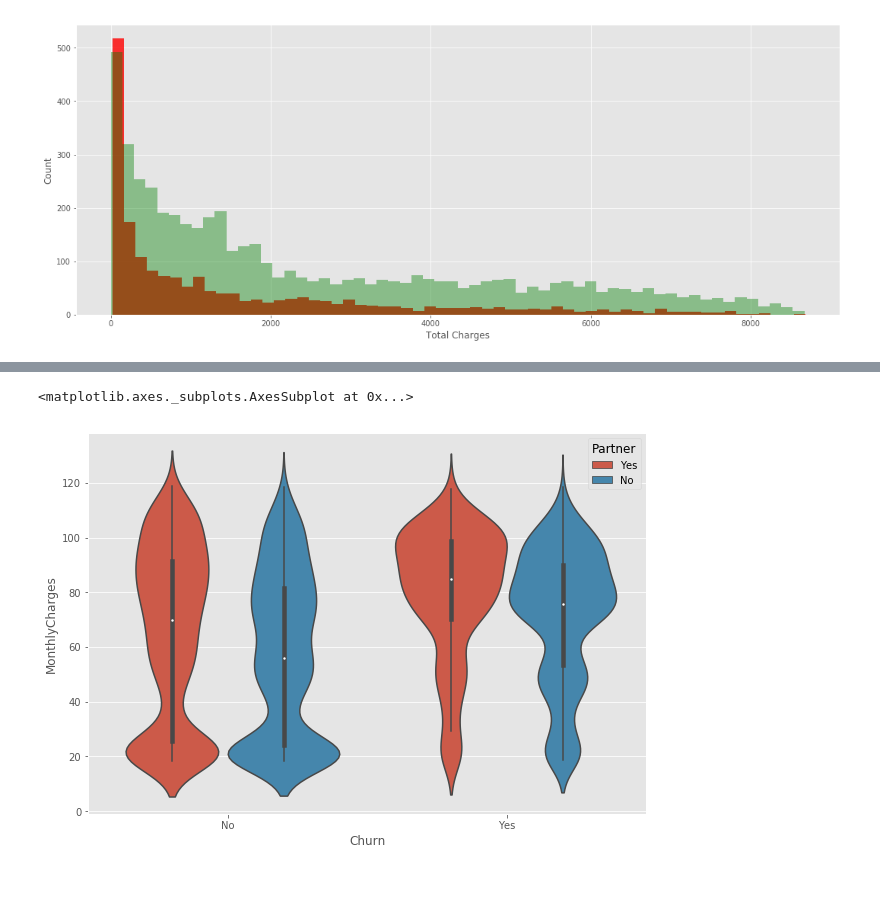
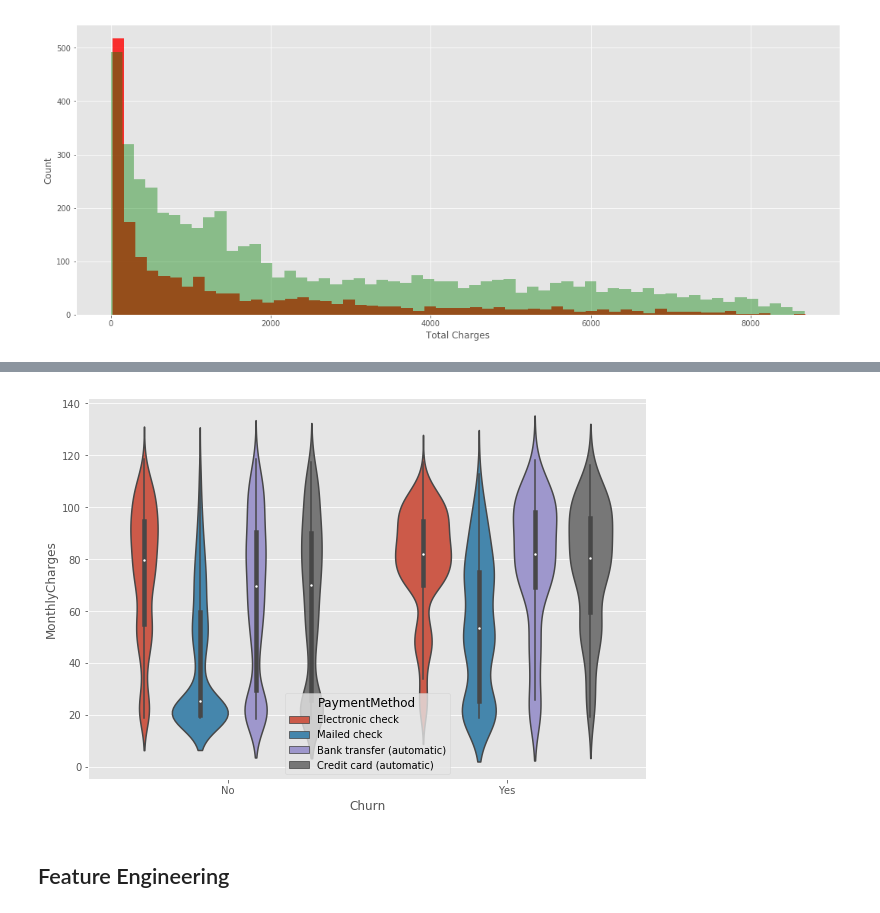
Before and after one commit to battyone/MLProjects, a Jupyter notebook: Minimize_Customer_Churn/Minimizing_churn_Telco.ipynb, the cells around one changed output, grey strips where cells are left out. Drawn from its saved outputs; the diff is of its cells as text; code cells hidden in the pictures; blank space fills up the shorter version.

```diff
--- a/Minimize_Customer_Churn/Minimizing_churn_Telco.ipynb
+++ b/Minimize_Customer_Churn/Minimizing_churn_Telco.ipynb
@@ -296,6 +314,8 @@ plt.show()
 # %%
 plt.figure(figsize=(10, 7))
-sns.violinplot(x='Churn', y='MonthlyCharges', data=df, hue='Partner')
+sns.violinplot(x='Churn', y='MonthlyCharges', data=df, hue='PaymentMethod')
+plt.show()
 # %% [output]
-<matplotlib.axes._subplots.AxesSubplot at 0x...>
-[figure, old version]
+[figure, new version]
+# %% [markdown]
+## Feature Engineering
```
Also changed, not shown: parts of 16 cells of this notebook.
